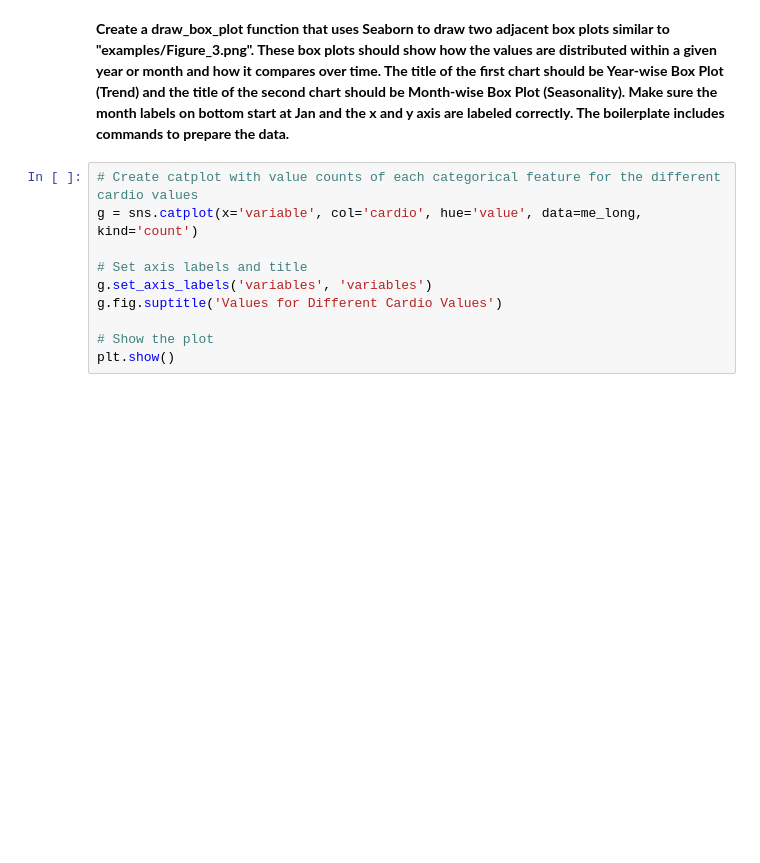
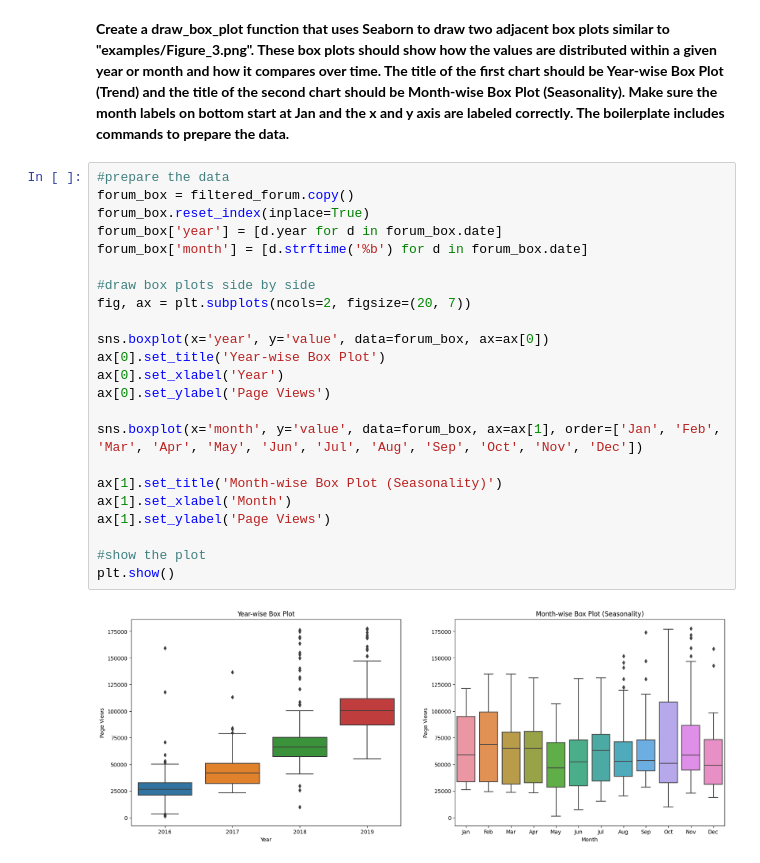
Before and after one commit to Russy-Veemon/Page-View-Time-Series-Visualizer, a Jupyter notebook: Page_View_Time_Series_Visualizer.ipynb, the cells around one changed output. Drawn from its saved outputs; the diff is of its cells as text; blank space fills up the shorter version.

Commit message:
two box plots complete

```diff
--- a/Page_View_Time_Series_Visualizer.ipynb
+++ b/Page_View_Time_Series_Visualizer.ipynb
@@ -99,13 +99,28 @@ plt.show()
 [figure]
 # %% [markdown]
 **Create a draw_box_plot function that uses Seaborn to draw two adjacent box plots similar to "examples/Figure_3.png". These box plots should show how the values are distributed within a given year or month and how it compares over time. The title of the first chart should be Year-wise Box Plot (Trend) and the title of the second chart should be Month-wise Box Plot (Seasonality). Make sure the month labels on bottom start at Jan and the x and y axis are labeled correctly. The boilerplate includes commands to prepare the data.**
-# %%
-# Create catplot with value counts of each categorical feature for the different cardio values
-g = sns.catplot(x='variable', col='cardio', hue='value', data=me_long, kind='count')
-
-# Set axis labels and title
-g.set_axis_labels('variables', 'variables')
-g.fig.suptitle('Values for Different Cardio Values')
-
-# Show the plot
-plt.show()
+# %%
+#prepare the data
+forum_box = filtered_forum.copy()
+forum_box.reset_index(inplace=True)
+forum_box['year'] = [d.year for d in forum_box.date]
+forum_box['month'] = [d.strftime('%b') for d in forum_box.date]
+
+#draw box plots side by side
+fig, ax = plt.subplots(ncols=2, figsize=(20, 7))
+
+sns.boxplot(x='year', y='value', data=forum_box, ax=ax[0])
+ax[0].set_title('Year-wise Box Plot')
+ax[0].set_xlabel('Year')
+ax[0].set_ylabel('Page Views')
+
+sns.boxplot(x='month', y='value', data=forum_box, ax=ax[1], order=['Jan', 'Feb', 'Mar', 'Apr', 'May', 'Jun', 'Jul', 'Aug', 'Sep', 'Oct', 'Nov', 'Dec'])
+
+ax[1].set_title('Month-wise Box Plot (Seasonality)')
+ax[1].set_xlabel('Month')
+ax[1].set_ylabel('Page Views')
+
+#show the plot
+plt.show()
+# %% [output]
+[figure, added]
```
